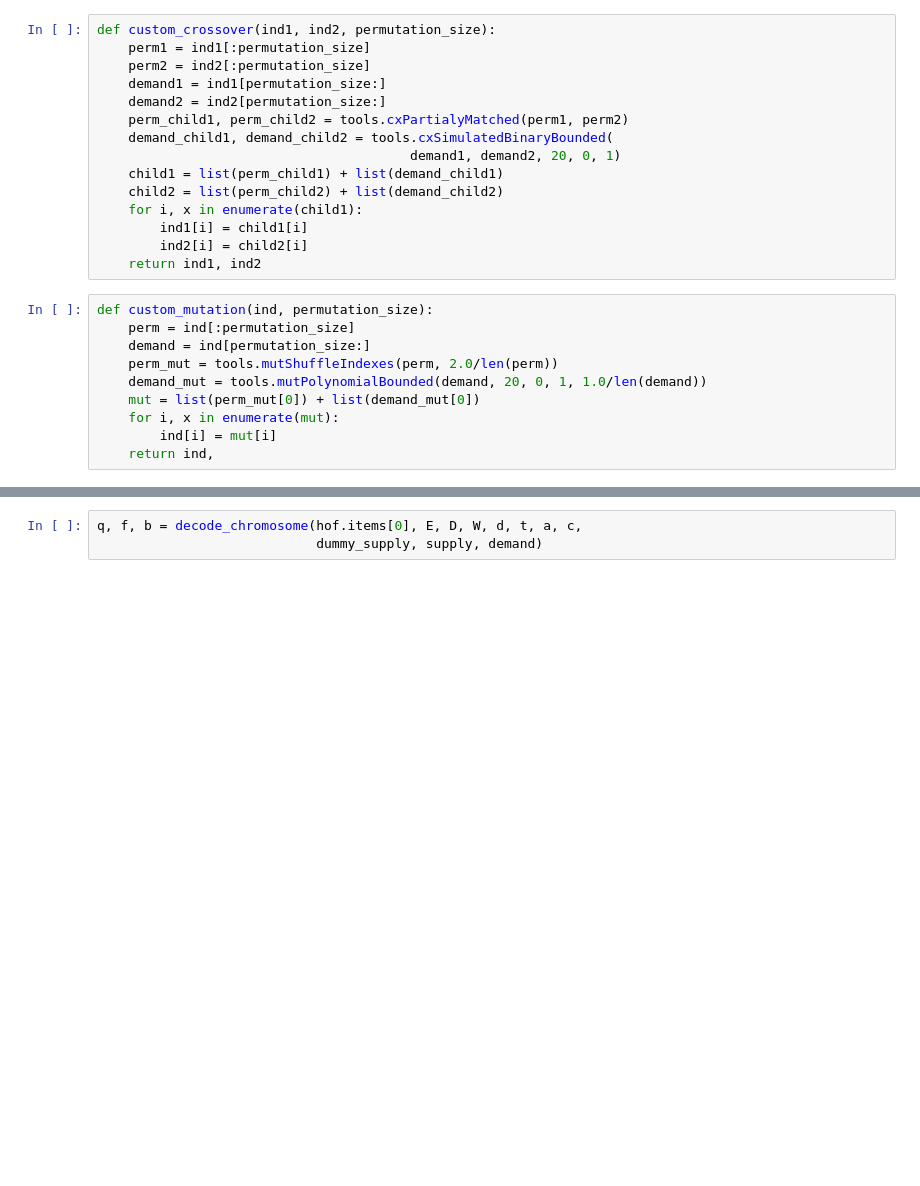
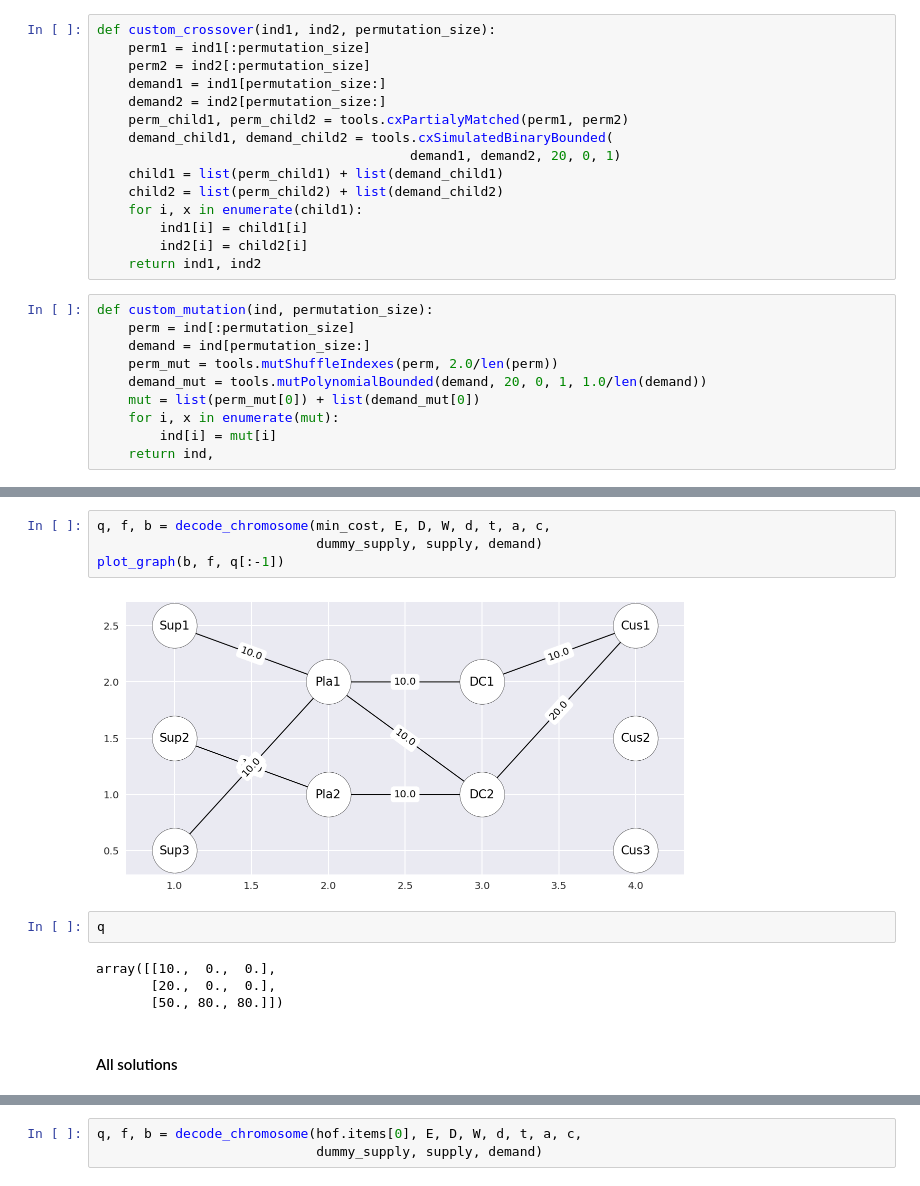
Before and after one commit to Robert-Aduviri/optimizacion-heladas-friaje, a Jupyter notebook: Step 14 - Multiobjective GA.ipynb, the cells around one changed output, grey strips where cells are left out. Drawn from its saved outputs; the diff is of its cells as text; blank space fills up the shorter version.

```diff
--- a/Step 14 - Multiobjective GA.ipynb
+++ b/Step 14 - Multiobjective GA.ipynb
@@ -260,0 +367,14 @@ stats.register('Max', np.max)
+# %%
+q, f, b = decode_chromosome(min_cost, E, D, W, d, t, a, c,
+                            dummy_supply, supply, demand)
+plot_graph(b, f, q[:-1])
+# %% [output]
+[figure, added]
+# %%
+q
+# %% [output]
+array([[10.,  0.,  0.],
+       [20.,  0.,  0.],
+       [50., 80., 80.]])
+# %% [markdown]
+#### All solutions
```
Also changed, not shown: parts of 30 cells of this notebook, 1 other file.
